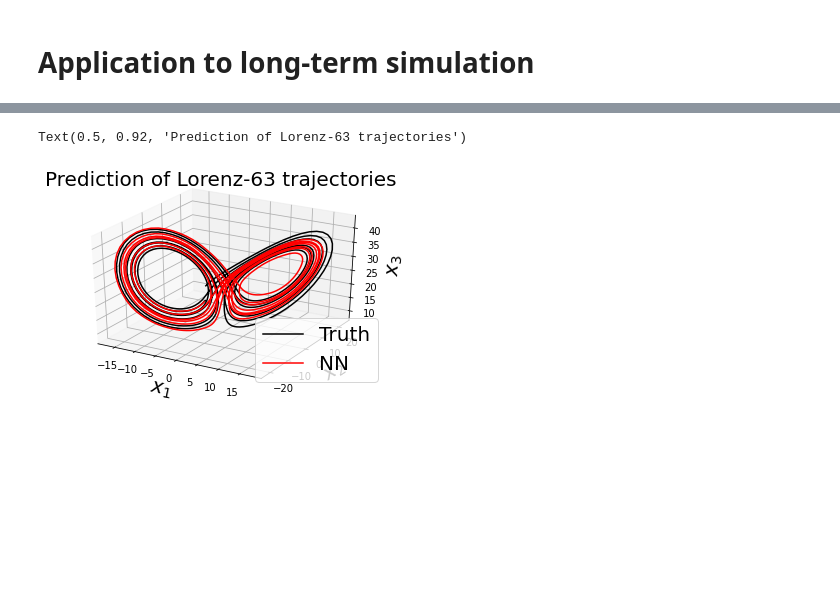
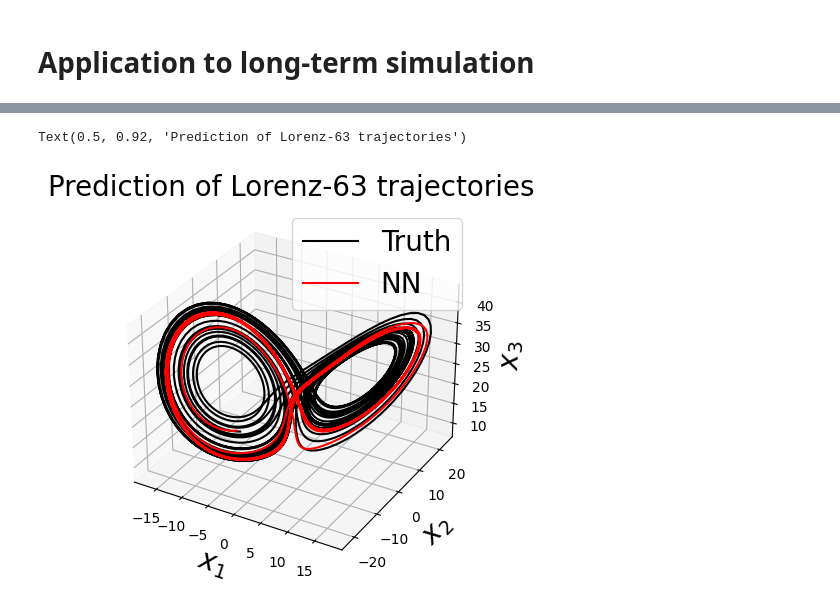
Before and after one commit to CIA-Oceanix/DLOA2023, a Jupyter notebook: lectures/notebooks/notebook_PytorchLightning_Forecasting_L63_students.ipynb, the cells around one changed output, grey strips where cells are left out. Drawn from its saved outputs; the diff is of its cells as text; code cells hidden in the pictures; blank space fills up the shorter version.

```diff
--- a/lectures/notebooks/notebook_PytorchLightning_Forecasting_L63_students.ipynb
+++ b/lectures/notebooks/notebook_PytorchLightning_Forecasting_L63_students.ipynb
@@ -613,6 +487,6 @@ for _k in range(1,best_model.n_step_forecast):
 # %%
 # test model for the considered time window
-idx = 70
+idx = 10
 plt.figure(1)
 for ii in range(3):
   plt.subplot(1,3,ii+1)
@@ -624,7 +498,7 @@ for ii in range(3):
 # Application to long-term simulation
 # %%
 # simulation over a larger time window
-Nstep = 1000#30000
+Nstep = 3000#
 X0 = torch.Tensor(X_test[idx,:,0]).view(1,3)
 
 best_model.forecast_model = best_model.forecast_model.to(device)
@@ -651,14 +525,16 @@ for ii in range(3):
 # %%
 from mpl_toolkits.mplot3d import Axes3D
 fig = plt.figure()
-ax = fig.gca(projection='3d')
+#ax = fig.gca(projection='3d')
+ax = fig.add_subplot(projection='3d')
+
 line1, = ax.plot(X_ode[:,0], X_ode[:,1], X_ode[:,2], 'k')
 line2, = ax.plot(X_out[0,:], X_out[1,:], X_out[2,:], 'r')
 ax.set_xlabel('$x_1$', size=20)
 ax.set_ylabel('$x_2$', size=20)
 ax.set_zlabel('$x_3$', size=20)
 plt.legend([line1, line2], ['Truth','NN'], fontsize=20)
 plt.title('Prediction of Lorenz-63 trajectories', size=20)
 # %% [output]
 Text(0.5, 0.92, 'Prediction of Lorenz-63 trajectories')
-[figure, old version]
+[figure, new version]
```
Also changed, not shown: parts of 14 cells of this notebook.
